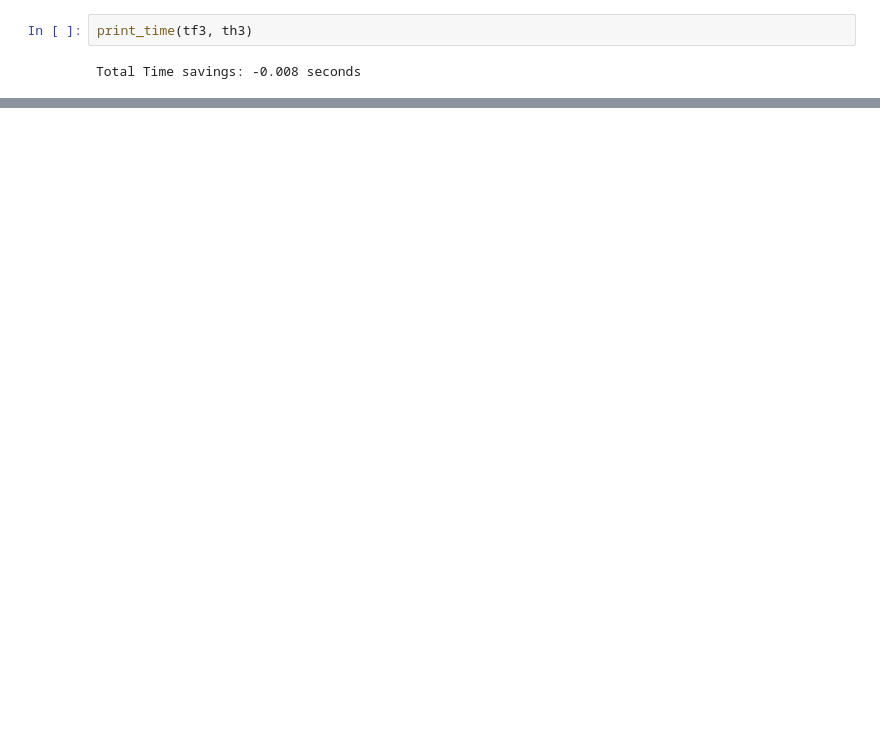
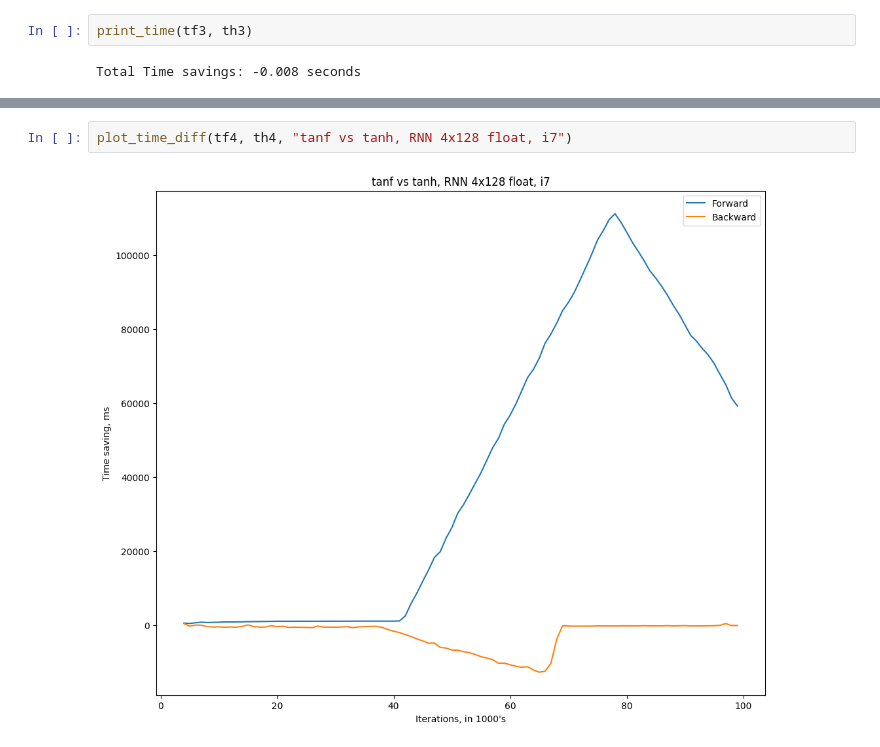
Before and after one commit to phatware/lstm-optimizations, a Jupyter notebook: rnn-lstm-test-visualization.ipynb, the cells around one changed output, grey strips where cells are left out. Cells and saved outputs as stored; diff of their text form; blank space fills up the shorter version.

```diff
--- a/rnn-lstm-test-visualization.ipynb
+++ b/rnn-lstm-test-visualization.ipynb
@@ -92,0 +118,4 @@ Total Time savings: -0.008 seconds
+# %%
+plot_time_diff(tf4, th4, "tanf vs tanh, RNN 4x128 float, i7")
+# %% [output]
+[figure, added]
```
Also changed, not shown: parts of 9 cells of this notebook, 2 other files.
